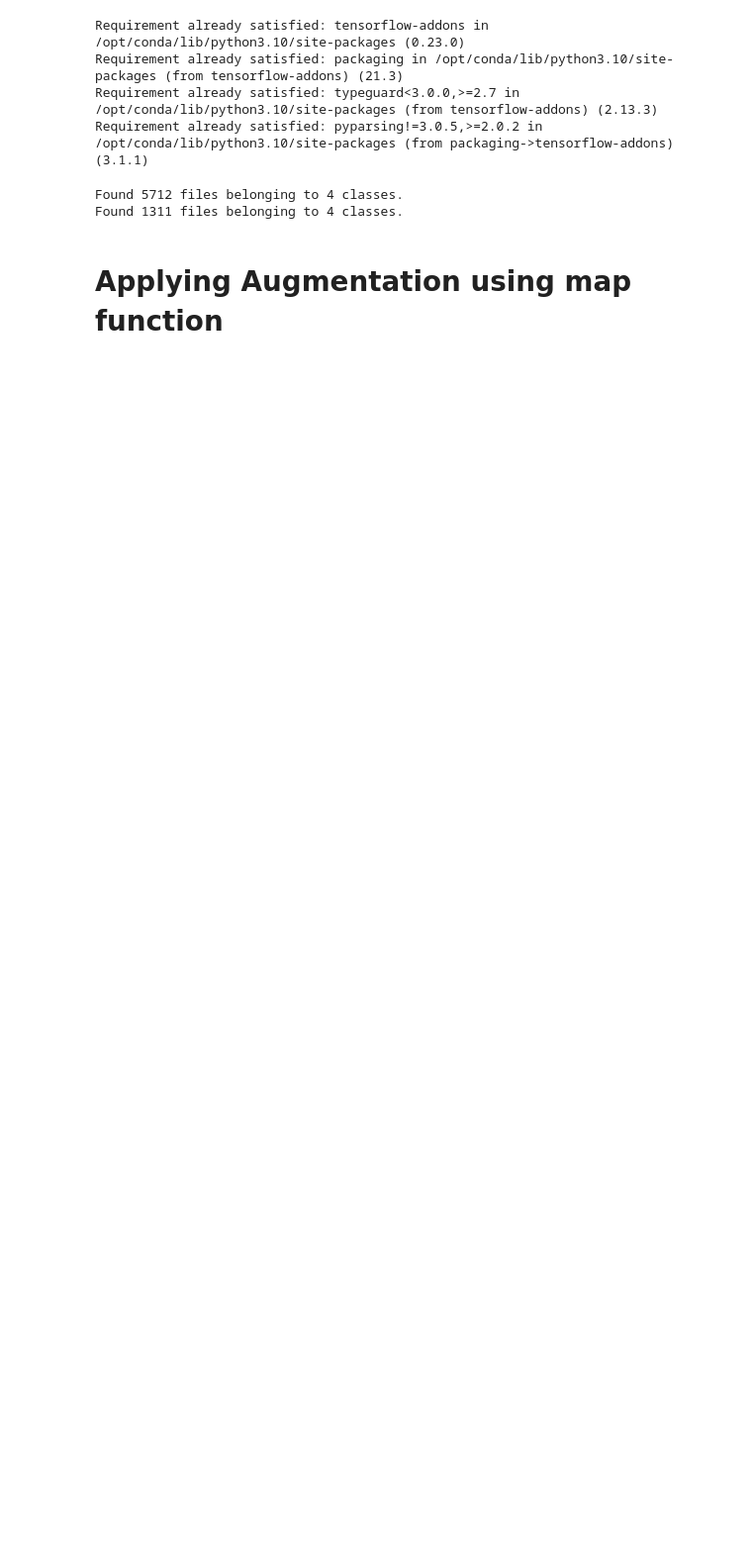
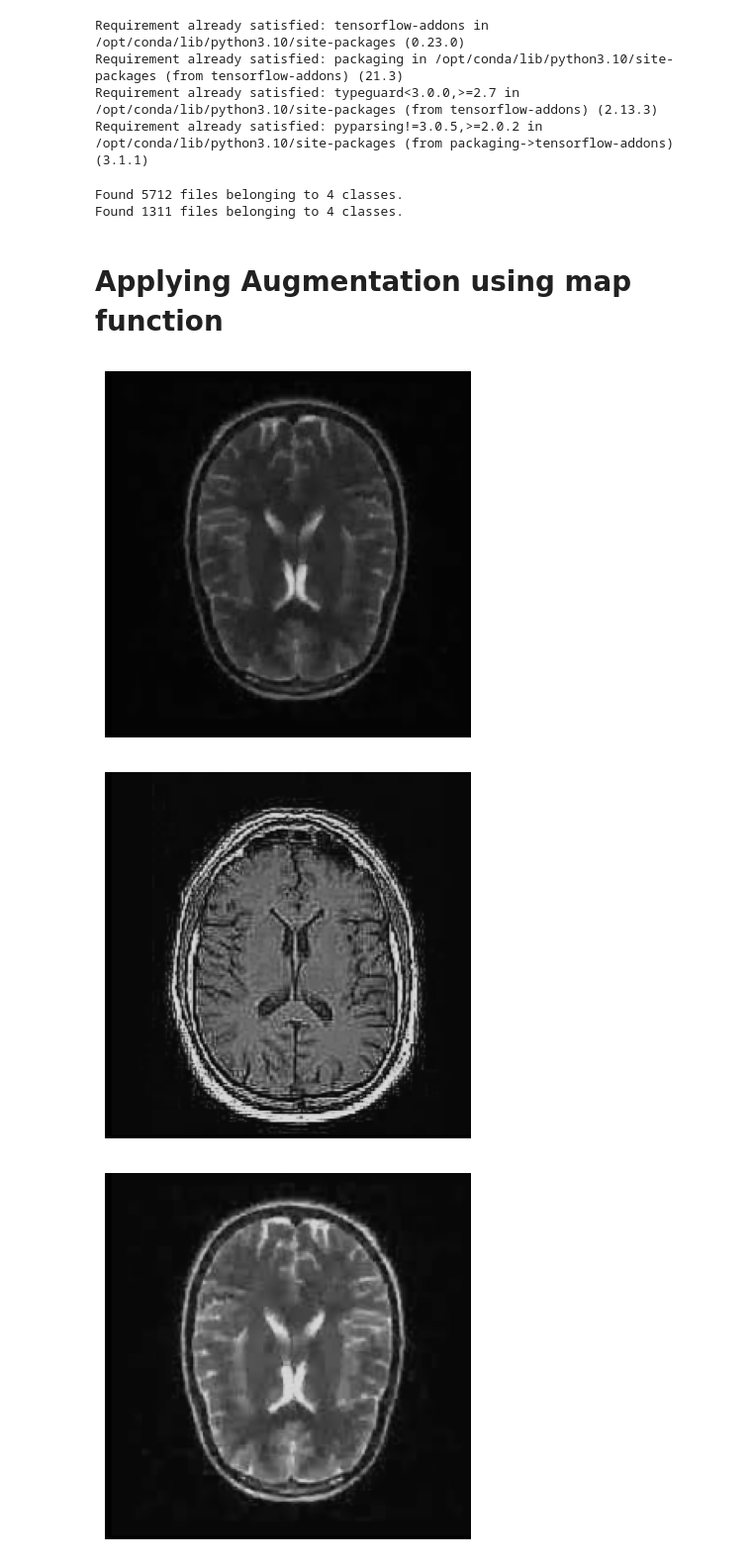
Before and after one commit to Avi-J0506/Brain-Tumor-Detection-using-VGG19-LSTM-SVM, a Jupyter notebook: Model.ipynb, the cells around one changed output. Shown: that part at 99% size. Cells and saved outputs as stored; diff of their text form; code cells hidden in the pictures; blank space fills up the shorter version.

```diff
--- a/Model.ipynb
+++ b/Model.ipynb
@@ -156,3 +156,26 @@ Found 1311 files belonging to 4 classes.
 # Applying Augmentation using map function
 # %%
 train_dataset_augmented = train_data.map(augment_image)
+# %%
+import matplotlib.pyplot as plt
+import matplotlib.image as mpimg
+
+def display_image(image, label):
+    plt.imshow(image)
+    plt.axis("off")
+    plt.show()
+
+count = 0
+for batch in train_dataset_augmented:
+    images, labels = batch
+    for i in range(len(images)):
+        display_image(images[i].numpy().astype("uint8"), labels[i].numpy())
+        count += 1
+        if count >= 5:
+            break
+    if count >= 5:
+        break
+# %% [output]
+[figure, added]
+[figure, added]
+[figure, added]
```
Also changed, not shown: parts of 12 cells of this notebook.
